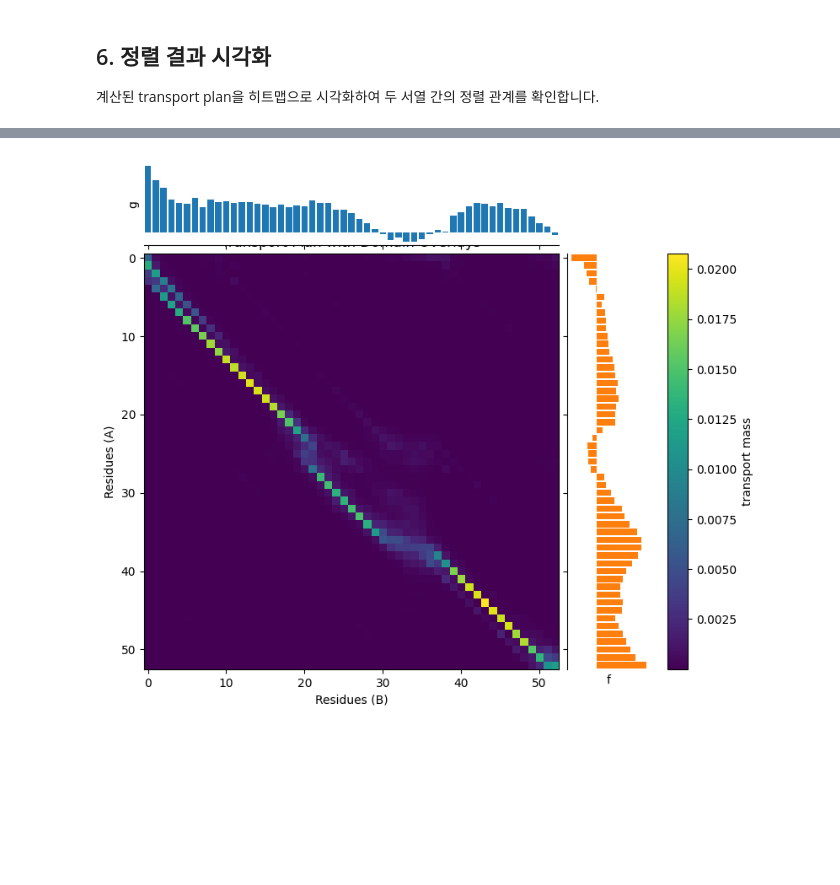
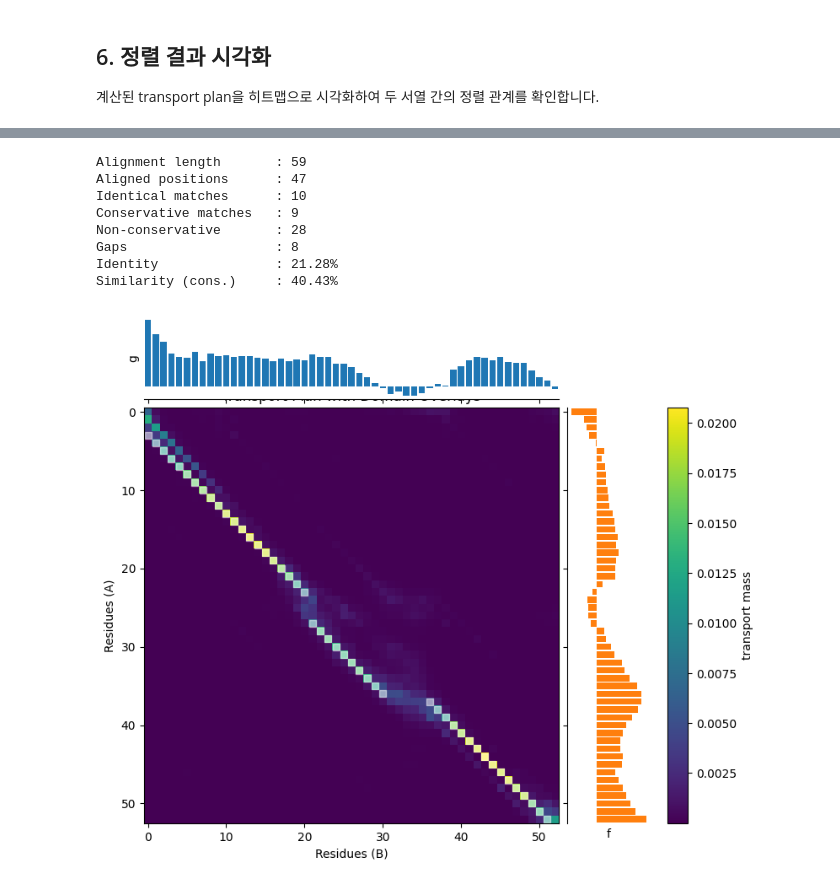
Before and after one commit to DeepFoldProtein/OTalign, a Jupyter notebook: example_alignment.ipynb, the cells around one changed output, grey strips where cells are left out. Cells and saved outputs as stored; diff of their text form; code cells hidden in the pictures; blank space fills up the shorter version.

```diff
--- a/example_alignment.ipynb
+++ b/example_alignment.ipynb
@@ -135,13 +138,20 @@ Transport plan shape: torch.Size([1, 53, 53])
 plan = transport_plan[0].cpu().numpy()
 f = np.log(u[0].cpu().numpy())
 g = np.log(v[0].cpu().numpy())
+s = np.log(plan)
+
+
+aln_dict = hard_alignment_from_transport(plan, mode="glocal")
+matches = np.array([(x - 1, y - 1) for x, y, o in aln_dict["path"] if o == "M"])
+print_alignment(seq1, seq2, aln_dict["path"], score=s, cmap=mpl.colormaps["viridis"], display_mode="global_view")
+
 
 gamma = 1.0
-fig, axes = plot_plan_with_domains(plan**gamma, f=-f, g=-g)
-
+fig, ax = plot_plan_with_domains(plan**gamma, f=-f, g=-g)
+ax.scatter(matches[:, 1], matches[:, 0], marker="s", color="w", alpha=0.5)
 fig.set_figwidth(8)
 fig.set_figheight(8)
-axes.set_aspect("equal")
+ax.set_aspect("equal")
 fig.tight_layout()
 fig.show()
 # %% [output]
@@ -148 +159,9 @@ fig.show()
+Alignment length       : 59
+Aligned positions      : 47
+Identical matches      : 10
+Conservative matches   : 9
+Non-conservative       : 28
+Gaps                   : 8
+Identity               : 21.28%
+Similarity (cons.)     : 40.43%
-[figure, old version]
+[figure, new version]
```
Also changed, not shown: parts of 4 cells of this notebook.
